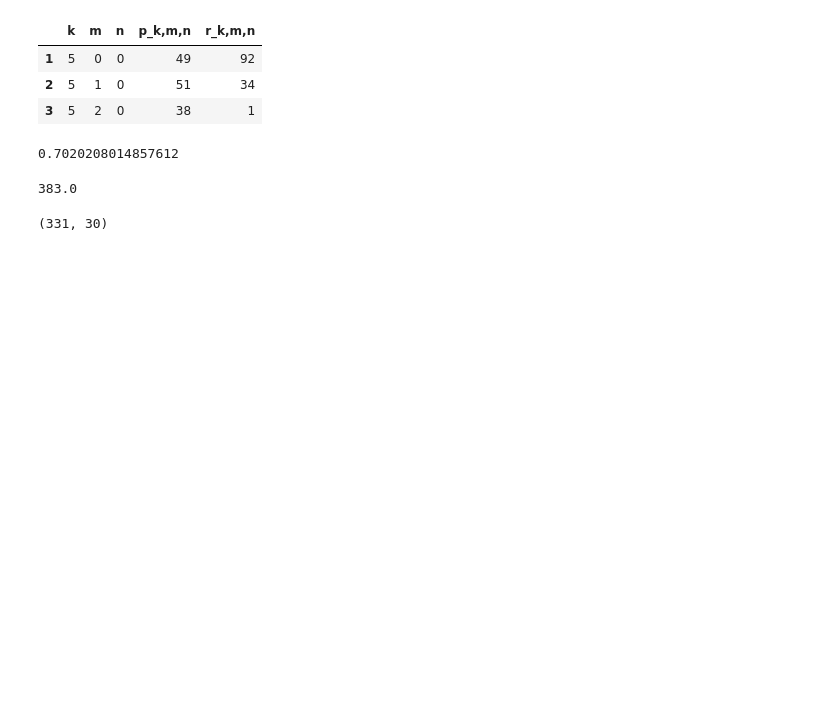
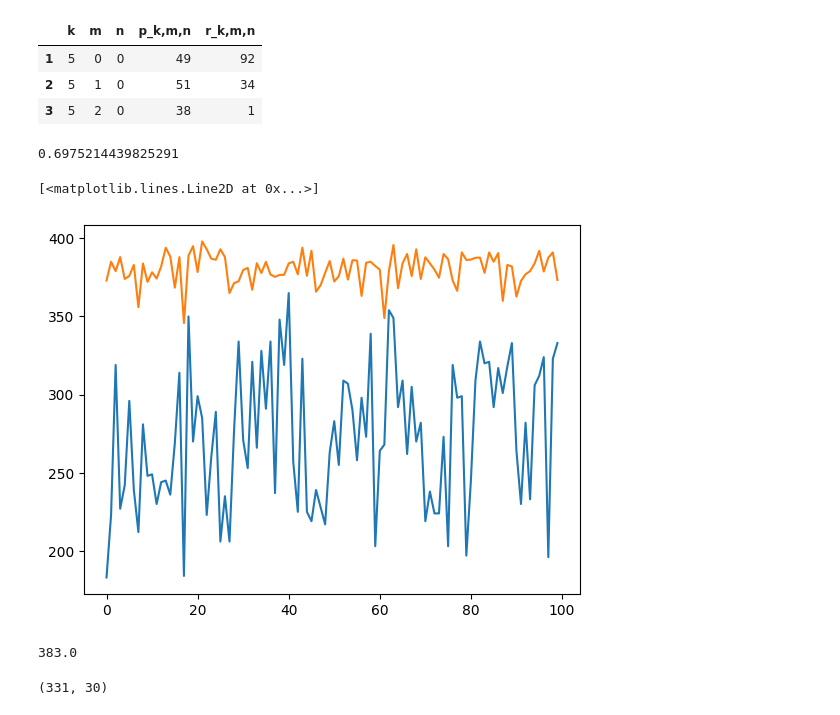
Before and after one commit to sabrinasartori/user-scheduling-in-5G, a Jupyter notebook: notebooks/06-online_algorithm.ipynb, the cells around one changed output. Drawn from its saved outputs; the diff is of its cells as text; code cells hidden in the pictures; blank space fills up the shorter version.

Commit message:
add online algorithms

```diff
--- a/notebooks/06-online_algorithm.ipynb
+++ b/notebooks/06-online_algorithm.ipynb
@@ -235,20 +228,19 @@ p = 100
 
 n_experiments = 100
 
-channels = []
+used_powers = []
 optimal_solution = []
 sub_optimal_online_solution = []
 for attempt in tqdm(range(n_experiments)):
-    data_rate, total_power, data, allocated_channels = online_solution(
+    online_allocator = OnlineAllocation(
         K,
         M,
         N,
+        p,
         p_max,
         r_max,
-        p,
     )
-
-    channels.append(allocated_channels)
+    data_rate, total_power, data = online_allocator.generate_and_solve()
 
     sub_optimal_online_solution.append(data_rate)
 
@@ -257,7 +249,8 @@ for attempt in tqdm(range(n_experiments)):
         M,
         N,
         p,
-        data
+        data,
+        ilp = True
     )
 
     lp_solver.solve()
@@ -266,7 +259,21 @@ for attempt in tqdm(range(n_experiments)):
 # %%
 np.mean(sub_optimal_online_solution)/ np.mean(optimal_solution)
 # %% [output]
-0.7020208014857612
+0.6975214439825291
+# %%
+plt.plot(
+    sub_optimal_online_solution,
+    label = "online solution"
+)
+plt.plot(
+    optimal_solution,
+    label = "optimal solution"
+)
+
+plt.legend()
+# %% [output]
+[<matplotlib.lines.Line2D at 0x...>]
+[figure, added]
 # %%
 lp_solver = PuLPSolver(
     K,
```
Also changed, not shown: parts of 2 cells of this notebook, 1 other file.
